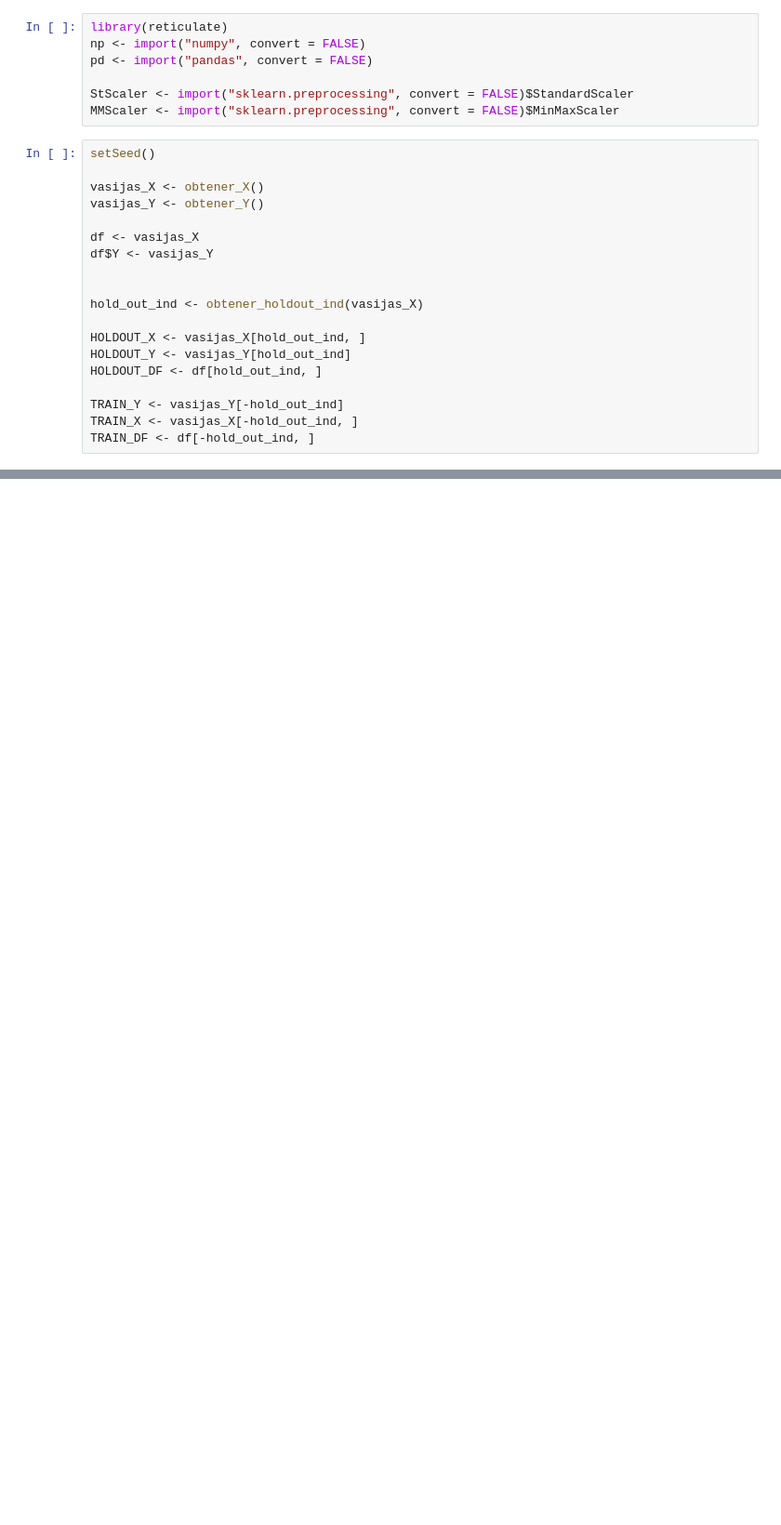
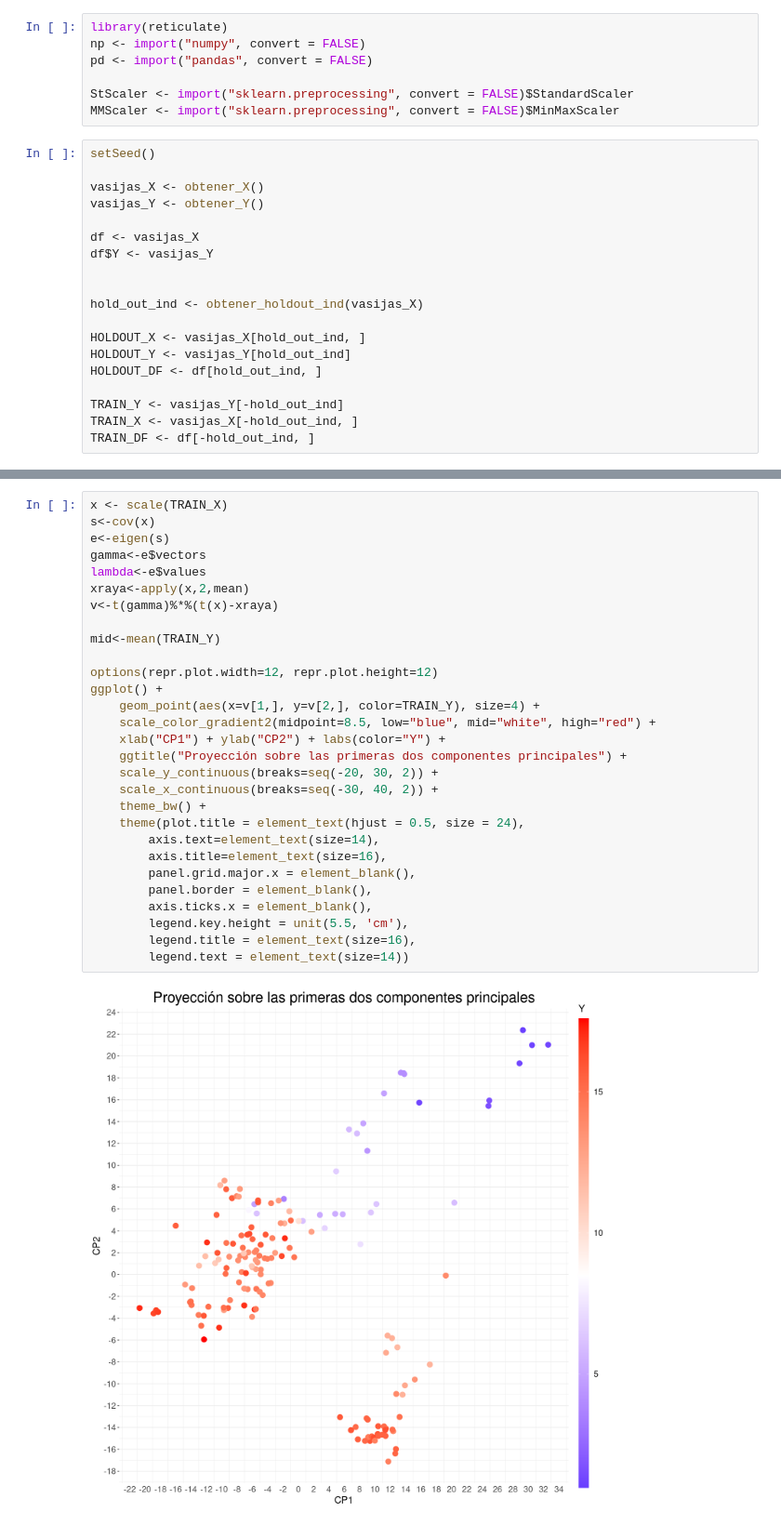
Before and after one commit to Lukas-De-Angelis-Riva/Aprendizaje-estadistico, a Jupyter notebook: trabajo_practico3/src/PCA.ipynb, the cells around one changed output, grey strips where cells are left out. Shown at 93% size. Saved outputs shown, nothing was run; the diff lists cells and outputs as text; blank space fills up the shorter version.

```diff
--- a/trabajo_practico3/src/PCA.ipynb
+++ b/trabajo_practico3/src/PCA.ipynb
@@ -232,0 +167,31 @@ tabla
+# %%
+x <- scale(TRAIN_X)
+s<-cov(x)
+e<-eigen(s)
+gamma<-e$vectors
+lambda<-e$values
+xraya<-apply(x,2,mean)
+v<-t(gamma)%*%(t(x)-xraya)
+
+mid<-mean(TRAIN_Y)
+
+options(repr.plot.width=12, repr.plot.height=12)
+ggplot() +
+    geom_point(aes(x=v[1,], y=v[2,], color=TRAIN_Y), size=4) +
+    scale_color_gradient2(midpoint=8.5, low="blue", mid="white", high="red") +
+    xlab("CP1") + ylab("CP2") + labs(color="Y") +
+    ggtitle("Proyección sobre las primeras dos componentes principales") +
+    scale_y_continuous(breaks=seq(-20, 30, 2)) +
+    scale_x_continuous(breaks=seq(-30, 40, 2)) +
+    theme_bw() +
+    theme(plot.title = element_text(hjust = 0.5, size = 24),
+        axis.text=element_text(size=14),
+        axis.title=element_text(size=16),
+        panel.grid.major.x = element_blank(),
+        panel.border = element_blank(),
+        axis.ticks.x = element_blank(),
+        legend.key.height = unit(5.5, 'cm'),
+        legend.title = element_text(size=16),
+        legend.text = element_text(size=14))
+# %% [output]
+[figure, added]
```
Also changed, not shown: parts of 59 cells of this notebook, 7 other files.
